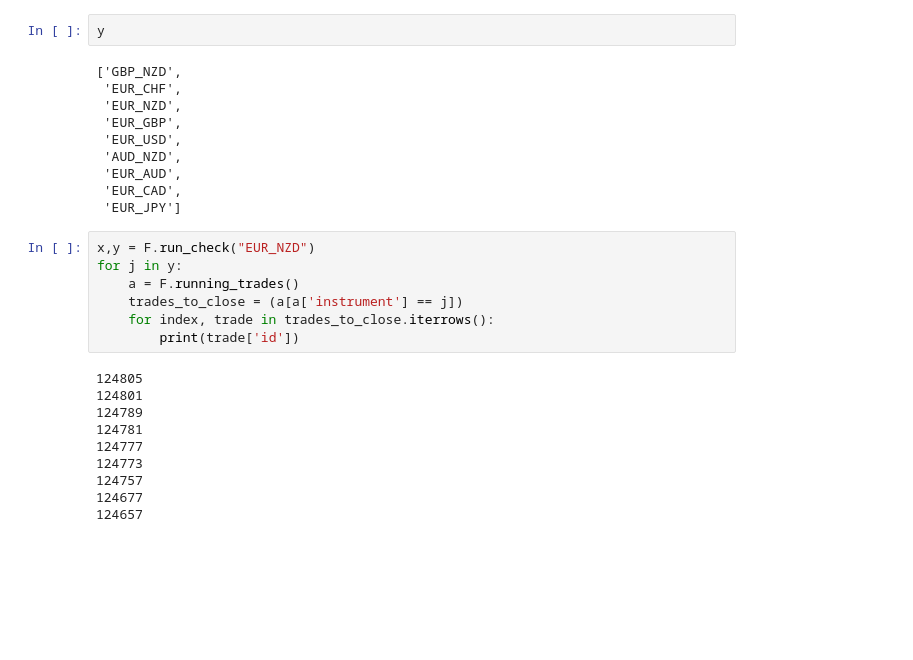
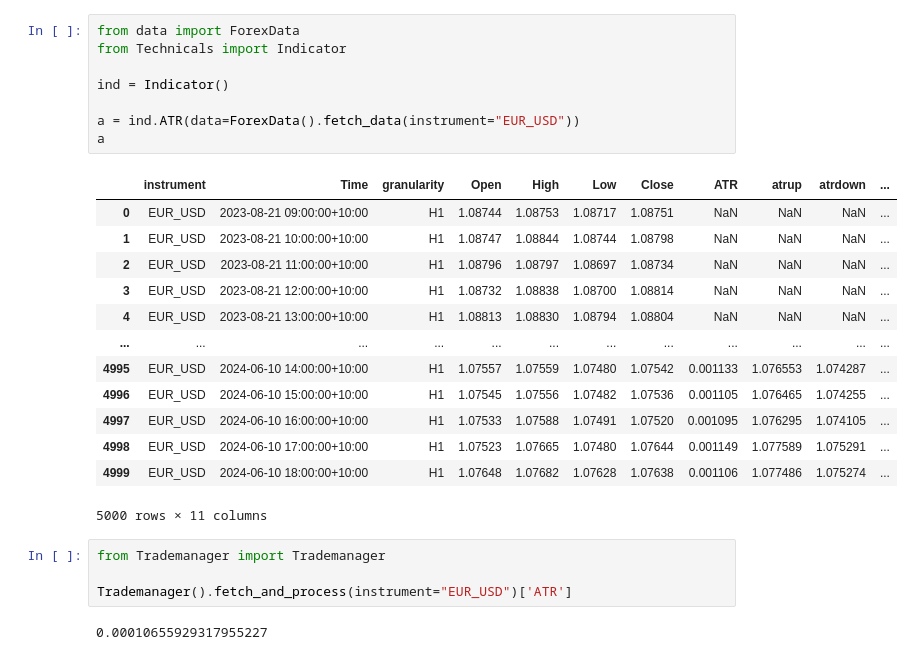
Before and after one commit to SacSresta/NNFX-BOT, a Jupyter notebook: check.ipynb, the cells around one changed output. Drawn from its saved outputs; the diff is of its cells as text; blank space fills up the shorter version.

```diff
--- a/check.ipynb
+++ b/check.ipynb
@@ -25,29 +1,28 @@ a
-# %%
-y
-# %% [output]
-['GBP_NZD',
- 'EUR_CHF',
- 'EUR_NZD',
- 'EUR_GBP',
- 'EUR_USD',
- 'AUD_NZD',
- 'EUR_AUD',
- 'EUR_CAD',
- 'EUR_JPY']
-# %%
-x,y = F.run_check("EUR_NZD")
-for j in y:
-    a = F.running_trades()
-    trades_to_close = (a[a['instrument'] == j])
-    for index, trade in trades_to_close.iterrows():
-        print(trade['id'])
-# %% [output]
-124805
-124801
-124789
-124781
-124777
-124773
-124757
-124677
-124657
+# %%
+from data import ForexData
+from Technicals import Indicator
+
+ind = Indicator()
+
+a = ind.ATR(data=ForexData().fetch_data(instrument="EUR_USD"))
+a
+# %% [output]
+|  | instrument | Time | granularity | Open | High | Low | Close | ATR | atrup | atrdown | ... |
+| 0 | EUR_USD | 2023-08-21 09:00:00+10:00 | H1 | 1.08744 | 1.08753 | 1.08717 | 1.08751 | NaN | NaN | NaN | ... |
+| 1 | EUR_USD | 2023-08-21 10:00:00+10:00 | H1 | 1.08747 | 1.08844 | 1.08744 | 1.08798 | NaN | NaN | NaN | ... |
+| 2 | EUR_USD | 2023-08-21 11:00:00+10:00 | H1 | 1.08796 | 1.08797 | 1.08697 | 1.08734 | NaN | NaN | NaN | ... |
+| 3 | EUR_USD | 2023-08-21 12:00:00+10:00 | H1 | 1.08732 | 1.08838 | 1.08700 | 1.08814 | NaN | NaN | NaN | ... |
+| 4 | EUR_USD | 2023-08-21 13:00:00+10:00 | H1 | 1.08813 | 1.08830 | 1.08794 | 1.08804 | NaN | NaN | NaN | ... |
+| ... | ... | ... | ... | ... | ... | ... | ... | ... | ... | ... | ... |
+| 4995 | EUR_USD | 2024-06-10 14:00:00+10:00 | H1 | 1.07557 | 1.07559 | 1.07480 | 1.07542 | 0.001133 | 1.076553 | 1.074287 | ... |
+| 4996 | EUR_USD | 2024-06-10 15:00:00+10:00 | H1 | 1.07545 | 1.07556 | 1.07482 | 1.07536 | 0.001105 | 1.076465 | 1.074255 | ... |
+| 4997 | EUR_USD | 2024-06-10 16:00:00+10:00 | H1 | 1.07533 | 1.07588 | 1.07491 | 1.07520 | 0.001095 | 1.076295 | 1.074105 | ... |
+| 4998 | EUR_USD | 2024-06-10 17:00:00+10:00 | H1 | 1.07523 | 1.07665 | 1.07480 | 1.07644 | 0.001149 | 1.077589 | 1.075291 | ... |
+| 4999 | EUR_USD | 2024-06-10 18:00:00+10:00 | H1 | 1.07648 | 1.07682 | 1.07628 | 1.07638 | 0.001106 | 1.077486 | 1.075274 | ... |
+5000 rows × 11 columns
+# %%
+from Trademanager import Trademanager
+
+Trademanager().fetch_and_process(instrument="EUR_USD")['ATR']
+# %% [output]
+0.00010655929317955227
```
Also changed, not shown: parts of 2 cells of this notebook, 10 other files.
